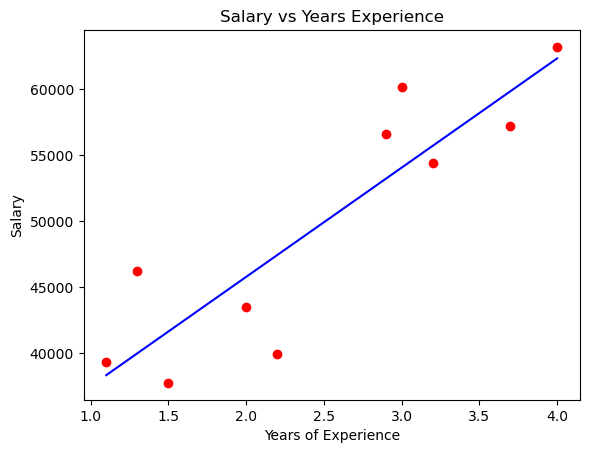
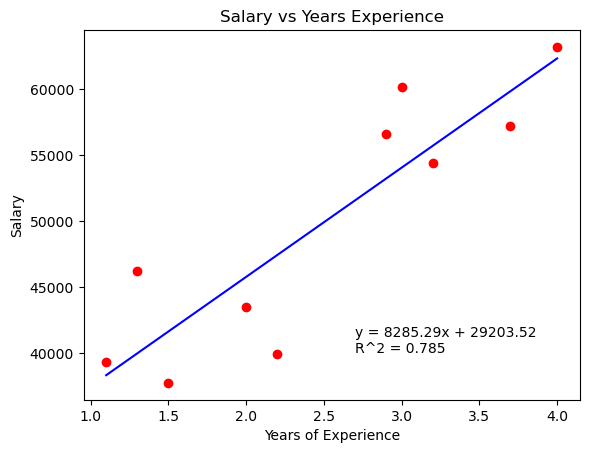
Code edit (unified diff) that turned the first committed figure into the second:
--- before
+++ after
@@ -4,3 +4,7 @@
 plt.xlabel("Years of Experience")
 plt.ylabel("Salary")
+plt.text(
+	2.7, 40000, 
+	f"y = {model.coef_[0, 0]:.2f}x + {model.intercept_[0]:.2f}\nR^2 = {model.score(dataset[['YearsExperience']], dataset[['Salary']]):.3f}"
+)
 plt.show()

Commit: commit contains edits made for assignment 3: annotations including slope intercept formula and R^2 value onto the regression plot